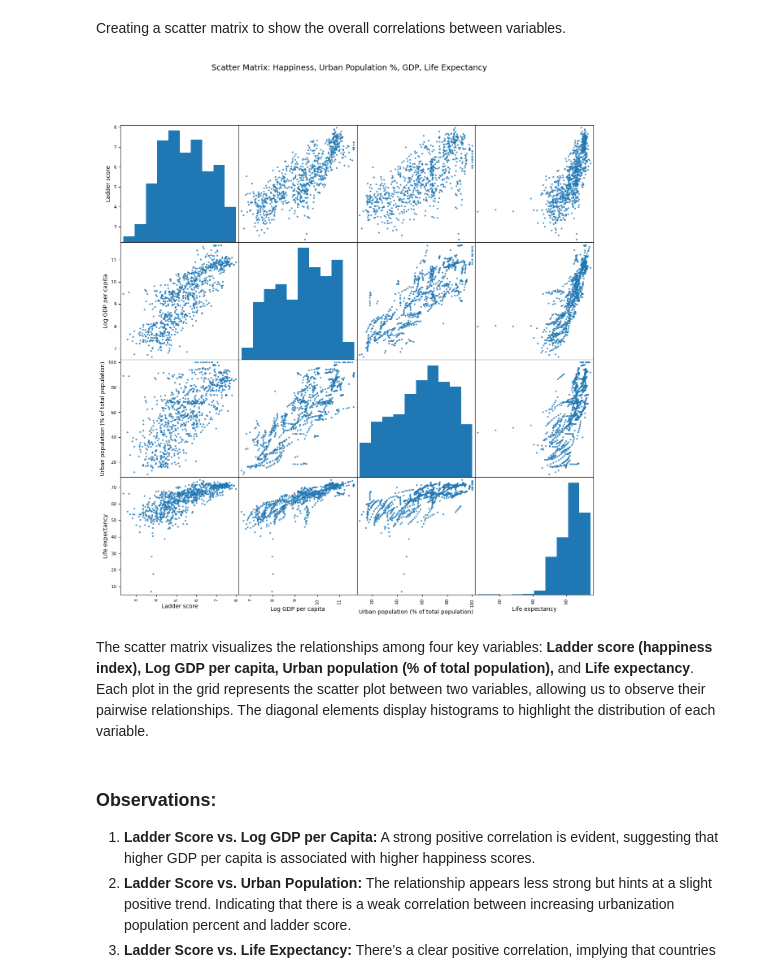
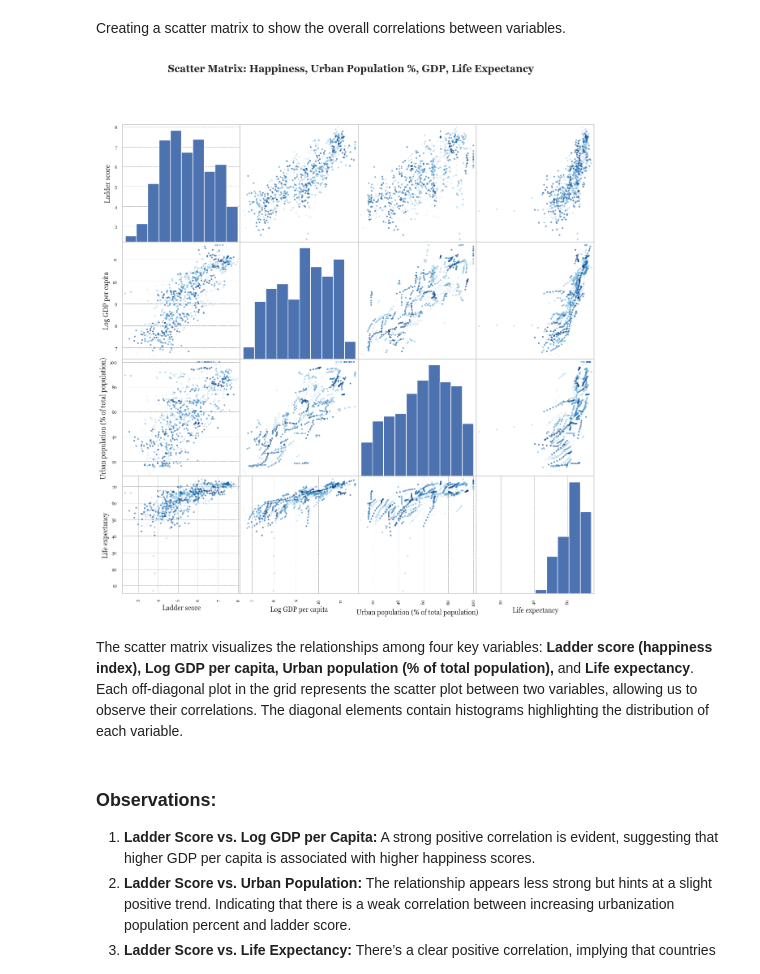
Before and after one commit to abbymcleod/Country-Happiness-Index, a Jupyter notebook: EDACheckpoint_Group010-FA24.ipynb, the cells around one changed output. Drawn from its saved outputs; the diff is of its cells as text; code cells hidden in the pictures.

```diff
--- a/EDACheckpoint_Group010-FA24.ipynb
+++ b/EDACheckpoint_Group010-FA24.ipynb
@@ -451,15 +452,25 @@ Creating a scatter matrix to show the overall correlations between variables.
 # %%
 scattered_data = merged_df[["Ladder score",
                             "Log GDP per capita",
                             "Urban population (% of total population)",
                             "Life expectancy"]]
-scatter_matrix(scattered_data, figsize=(15, 15), alpha=0.8, diagonal='hist')
-plt.suptitle("Scatter Matrix: Happiness, Urban Population %, GDP, Life Expectancy", fontsize=14)
+sns.set_theme(style="whitegrid")
+
+matplotlib.rcParams['font.family'] = 'Georgia'
+
+#scatter_matrix(scattered_data, figsize=(15, 15), alpha=0.8, diagonal='hist')
+scatter_matrix(scattered_data, figsize=(15, 15), alpha=0.6, diagonal='hist', color=sns.color_palette("Blues", len(scattered_data)))
+
+plt.suptitle("Scatter Matrix: Happiness, Urban Population %, GDP, Life Expectancy", fontsize=18, fontweight='bold')
+
+for ax in plt.gcf().axes:
+    ax.grid(color='gray', linestyle='--', linewidth=0.5)
+
 plt.show()
 # %% [output]
-[figure, old version]
+[figure, new version]
 # %% [markdown]
-The scatter matrix visualizes the relationships among four key variables: **Ladder score (happiness index), Log GDP per capita, Urban population (% of total population),** and **Life expectancy**. Each plot in the grid represents the scatter plot between two variables, allowing us to observe their pairwise relationships. The diagonal elements display histograms to highlight the distribution of each variable.
+The scatter matrix visualizes the relationships among four key variables: **Ladder score (happiness index), Log GDP per capita, Urban population (% of total population),** and **Life expectancy**. Each off-diagonal plot in the grid represents the scatter plot between two variables, allowing us to observe their correlations. The diagonal elements contain histograms highlighting the distribution of each variable.
 # %% [markdown]
 ### Observations:
 1. **Ladder Score vs. Log GDP per Capita:** A strong positive correlation is evident, suggesting that higher GDP per capita is associated with higher happiness scores.
```
Also changed, not shown: parts of 17 cells of this notebook.
